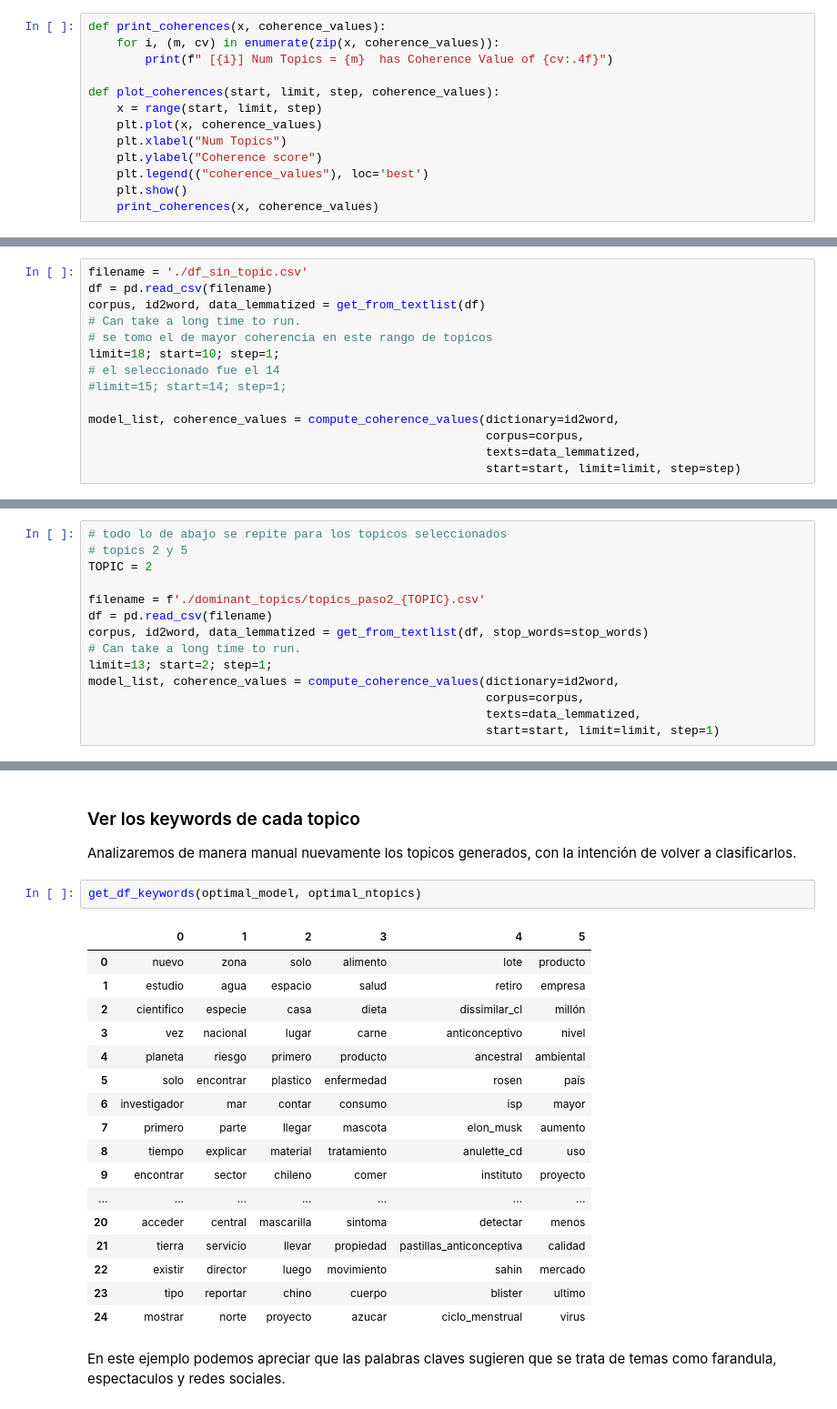
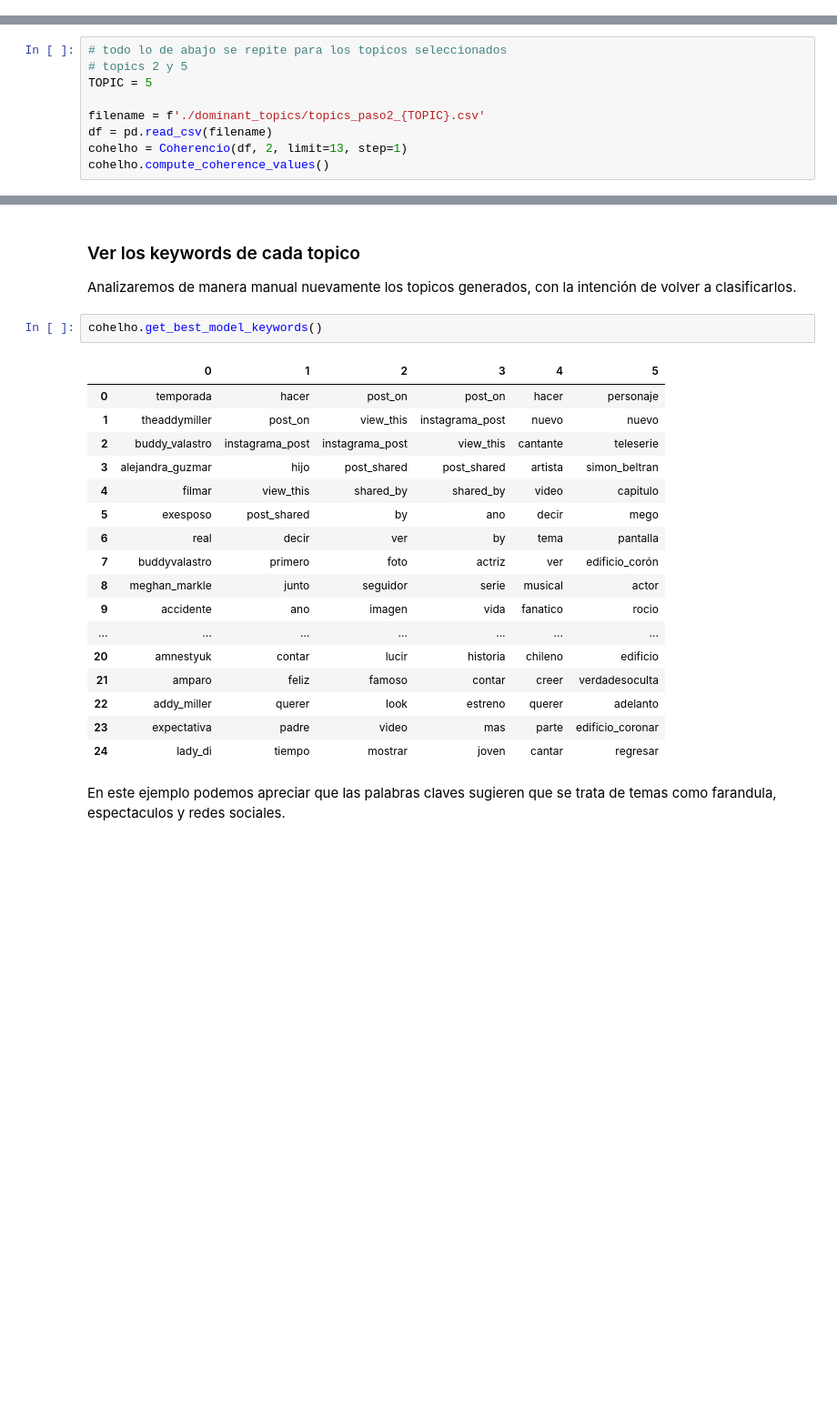
Before and after one commit to matiasbarram/INFO279-TAL-Proyecto, a Jupyter notebook: paso_2_re_extraccion_lda.ipynb, the cells around one changed output, grey strips where cells are left out. Shown at 91% size. Drawn from its saved outputs; the diff is of its cells as text; blank space fills up the shorter version.

```diff
--- a/paso_2_re_extraccion_lda.ipynb
+++ b/paso_2_re_extraccion_lda.ipynb
@@ -126,13 +29,0 @@ def format_topics_documents(ldamodel, corpus, texts):
-# %%
-def print_coherences(x, coherence_values):
-    for i, (m, cv) in enumerate(zip(x, coherence_values)):
-        print(f" [{i}] Num Topics = {m}  has Coherence Value of {cv:.4f}")
-
-def plot_coherences(start, limit, step, coherence_values):
-    x = range(start, limit, step)
-    plt.plot(x, coherence_values)
-    plt.xlabel("Num Topics")
-    plt.ylabel("Coherence score")
-    plt.legend(("coherence_values"), loc='best')
-    plt.show()
-    print_coherences(x, coherence_values)
@@ -145,14 +29,0 @@ A diferencia de la etapa anterior, el número de noticias restantes es un poco m
-# %%
-filename = './df_sin_topic.csv'
-df = pd.read_csv(filename)
-corpus, id2word, data_lemmatized = get_from_textlist(df)
-# Can take a long time to run.
-# se tomo el de mayor coherencia en este rango de topicos
-limit=18; start=10; step=1;
-# el seleccionado fue el 14
-#limit=15; start=14; step=1;
-
-model_list, coherence_values = compute_coherence_values(dictionary=id2word,
-                                                        corpus=corpus,
-                                                        texts=data_lemmatized,
-                                                        start=start, limit=limit, step=step)
@@ -428,17 +441,12 @@ for i in range(optimal_ntopics):
 # %%
 # todo lo de abajo se repite para los topicos seleccionados
 # topics 2 y 5
-TOPIC = 2
+TOPIC = 5
 
 filename = f'./dominant_topics/topics_paso2_{TOPIC}.csv'
 df = pd.read_csv(filename)
-corpus, id2word, data_lemmatized = get_from_textlist(df, stop_words=stop_words)
-# Can take a long time to run.
-limit=13; start=2; step=1;
-model_list, coherence_values = compute_coherence_values(dictionary=id2word,
-                                                        corpus=corpus,
-                                                        texts=data_lemmatized,
-                                                        start=start, limit=limit, step=1)
+cohelho = Coherencio(df, 2, limit=13, step=1)
+cohelho.compute_coherence_values()
 # %% [markdown]
 ### Grafico de subtopicos ideal (mayor es mejor)
 * Considerando que queremos mejorar la precision de nuestro topico debemos aumentar la cantidad de topicos dentro de esta, por lo que optamos por análizar opciones entre 2 y 10 grupos.
@@ -488,25 +488,25 @@ Name: Dominant_Topic, dtype: int64
 
 Analizaremos de manera manual nuevamente los topicos generados, con la intención de volver a clasificarlos.
 # %%
-get_df_keywords(optimal_model, optimal_ntopics)
+cohelho.get_best_model_keywords()
 # %% [output]
 |  | 0 | 1 | 2 | 3 | 4 | 5 |
-| 0 | nuevo | zona | solo | alimento | lote | producto |
-| 1 | estudio | agua | espacio | salud | retiro | empresa |
-| 2 | cientifico | especie | casa | dieta | dissimilar_cl | millón |
-| 3 | vez | nacional | lugar | carne | anticonceptivo | nivel |
-| 4 | planeta | riesgo | primero | producto | ancestral | ambiental |
-| 5 | solo | encontrar | plastico | enfermedad | rosen | país |
-| 6 | investigador | mar | contar | consumo | isp | mayor |
-| 7 | primero | parte | llegar | mascota | elon_musk | aumento |
-| 8 | tiempo | explicar | material | tratamiento | anulette_cd | uso |
-| 9 | encontrar | sector | chileno | comer | instituto | proyecto |
+| 0 | temporada | hacer | post_on | post_on | hacer | personaje |
+| 1 | theaddymiller | post_on | view_this | instagrama_post | nuevo | nuevo |
+| 2 | buddy_valastro | instagrama_post | instagrama_post | view_this | cantante | teleserie |
+| 3 | alejandra_guzmar | hijo | post_shared | post_shared | artista | simon_beltran |
+| 4 | filmar | view_this | shared_by | shared_by | video | capitulo |
+| 5 | exesposo | post_shared | by | ano | decir | mego |
+| 6 | real | decir | ver | by | tema | pantalla |
+| 7 | buddyvalastro | primero | foto | actriz | ver | edificio_corón |
+| 8 | meghan_markle | junto | seguidor | serie | musical | actor |
+| 9 | accidente | ano | imagen | vida | fanatico | rocio |
 | ... | ... | ... | ... | ... | ... | ... |
-| 20 | acceder | central | mascarilla | sintoma | detectar | menos |
-| 21 | tierra | servicio | llevar | propiedad | pastillas_anticonceptiva | calidad |
-| 22 | existir | director | luego | movimiento | sahin | mercado |
-| 23 | tipo | reportar | chino | cuerpo | blister | ultimo |
-| 24 | mostrar | norte | proyecto | azucar | ciclo_menstrual | virus |
+| 20 | amnestyuk | contar | lucir | historia | chileno | edificio |
+| 21 | amparo | feliz | famoso | contar | creer | verdadesoculta |
+| 22 | addy_miller | querer | look | estreno | querer | adelanto |
+| 23 | expectativa | padre | video | mas | parte | edificio_coronar |
+| 24 | lady_di | tiempo | mostrar | joven | cantar | regresar |
 # %% [markdown]
 En este ejemplo podemos apreciar que las palabras claves sugieren que se trata de temas como farandula, espectaculos y redes sociales.
 # %% [markdown]
```
Also changed, not shown: parts of 44 cells of this notebook, 6 other files.
